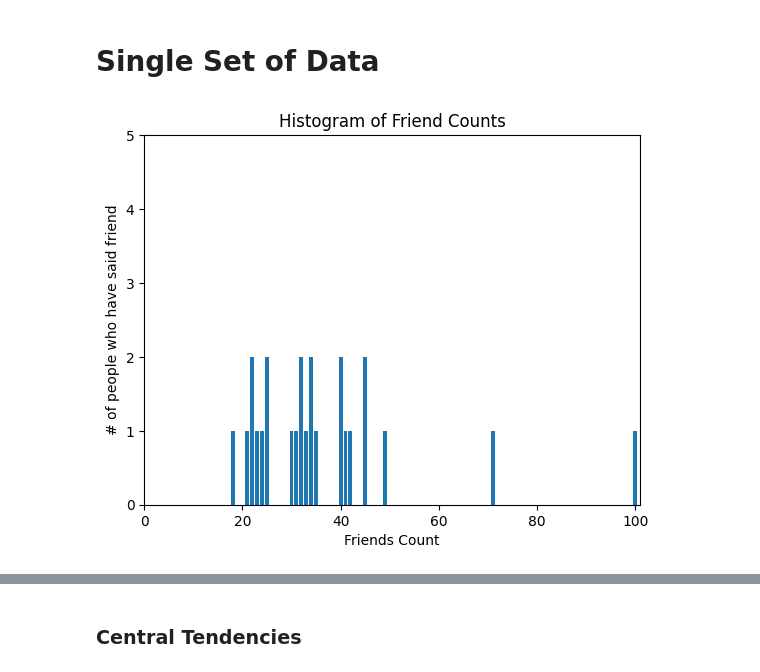
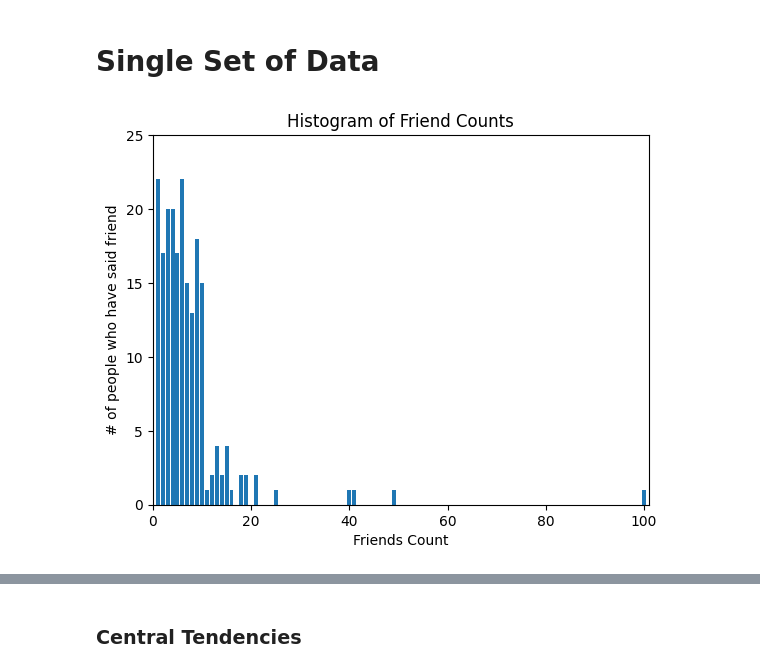
Before and after one commit to icanooooo/ML_DS_learn, a Jupyter notebook: 5_Statistics.ipynb, the cells around one changed output, grey strips where cells are left out. Drawn from its saved outputs; the diff is of its cells as text; code cells hidden in the pictures.

```diff
--- a/5_Statistics.ipynb
+++ b/5_Statistics.ipynb
@@ -3,20 +3,21 @@ from matplotlib import pyplot as plt
 from collections import Counter
 # %% [markdown]
 # Single Set of Data
-# %%
-num_of_friends = [100, 49, 41, 40, 25, 32, 40, 42, 45, 45, 71, 32, 33, 34, 34, 35, 21, 22, 22, 24, 23, 25, 18, 30, 31]
-
-friends_counted = Counter(num_of_friends)
-xs = range(101)
-ys = [friends_counted[x] for x in xs] # buat ngekumpulin jumlah temen tiap value (1: berapa temen)
-plt.bar(xs, ys)
-plt.axis([0, 101, 0, 5])
-plt.title("Histogram of Friend Counts")
-plt.xlabel("Friends Count")
-plt.ylabel("# of people who have said friend")
-
-plt.show()
-# %% [output]
-[figure, removed]
+# %%
+num_of_friends = [100, 49, 41, 40, 25, 32, 40, 42, 45, 45, 71, 32, 33, 34, 34, 35, 21, 22, 22, 24, 23, 25, 18, 30, 31]
+num_friends  = [100.0,49,41,40,25,21,21,19,19,18,18,16,15,15,15,15,14,14,13,13,13,13,12,12,11,10,10,10,10,10,10,10,10,10,10,10,10,10,10,10,9,9,9,9,9,9,9,9,9,9,9,9,9,9,9,9,9,9,8,8,8,8,8,8,8,8,8,8,8,8,8,7,7,7,7,7,7,7,7,7,7,7,7,7,7,7,6,6,6,6,6,6,6,6,6,6,6,6,6,6,6,6,6,6,6,6,6,6,5,5,5,5,5,5,5,5,5,5,5,5,5,5,5,5,5,4,4,4,4,4,4,4,4,4,4,4,4,4,4,4,4,4,4,4,4,3,3,3,3,3,3,3,3,3,3,3,3,3,3,3,3,3,3,3,3,2,2,2,2,2,2,2,2,2,2,2,2,2,2,2,2,2,1,1,1,1,1,1,1,1,1,1,1,1,1,1,1,1,1,1,1,1,1,1]
+
+friends_counted = Counter(num_friends)
+xs = range(101)
+ys = [friends_counted[x] for x in xs] # buat ngekumpulin jumlah temen tiap value (1: berapa temen)
+plt.bar(xs, ys)
+plt.axis([0, 101, 0, 25])
+plt.title("Histogram of Friend Counts")
+plt.xlabel("Friends Count")
+plt.ylabel("# of people who have said friend")
+
+plt.show()
+# %% [output]
+[figure, added]
 # %%
 # bisa juga digrouping
```
Also changed, not shown: parts of 15 cells of this notebook.
